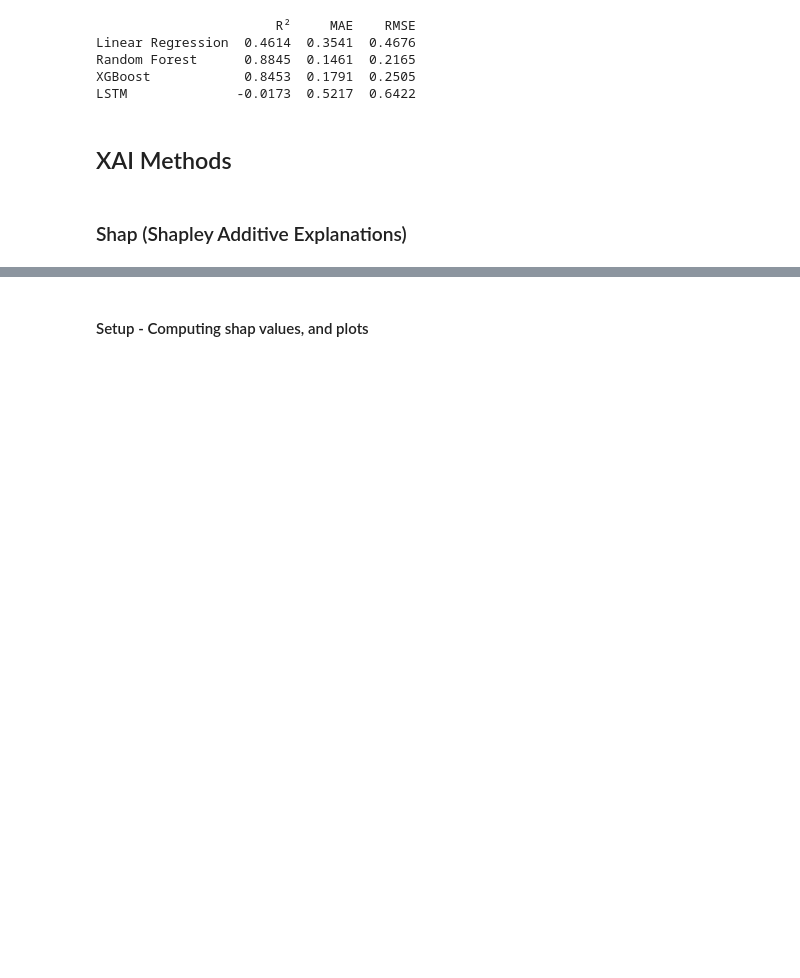
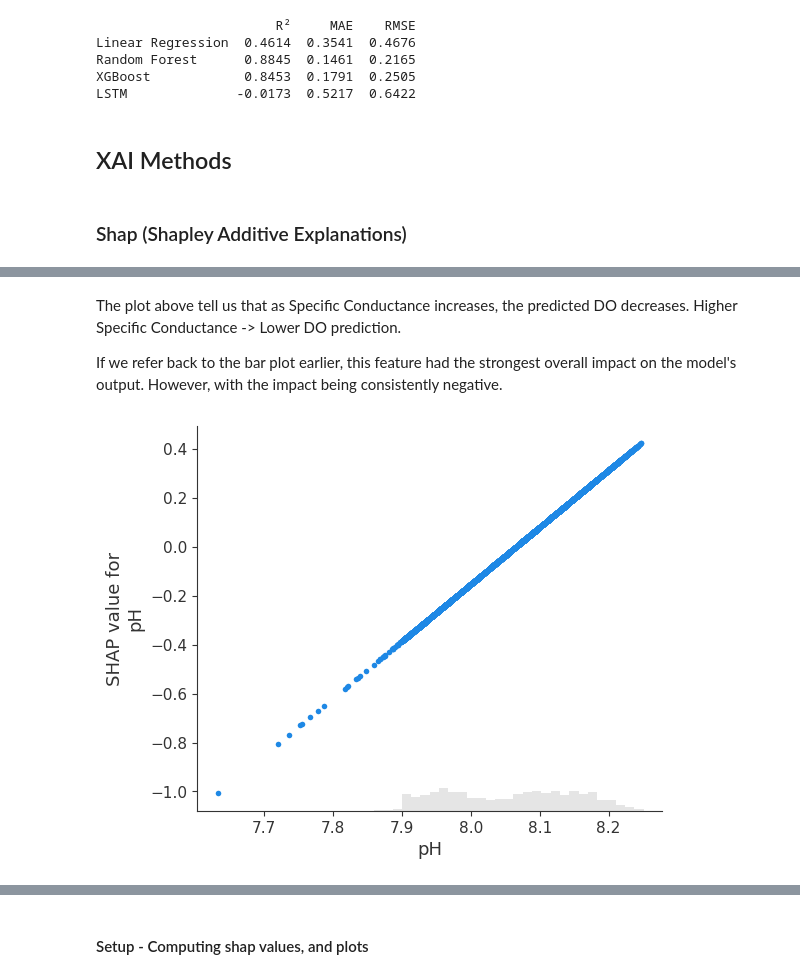
Before and after one commit to Deppi15/INFO381, a Jupyter notebook: notebooks/notebook.ipynb, the cells around one changed output, grey strips where cells are left out. Saved outputs shown, nothing was run; the diff lists cells and outputs as text; code cells hidden in the pictures; blank space fills up the shorter version.

```diff
--- a/notebooks/notebook.ipynb
+++ b/notebooks/notebook.ipynb
@@ -497,0 +543,9 @@ LSTM              -0.0173  0.5217  0.6422
+# %% [markdown]
+The plot above tell us that as Specific Conductance increases, the predicted DO decreases. Higher Specific Conductance -> Lower DO prediction.
+
+If we refer back to the bar plot earlier, this feature had the strongest overall impact on the model's output. However, with the impact being consistently negative.
+# %%
+#pH
+shap.plots.scatter(shap_values[:,'pH'])
+# %% [output]
+[figure, added]
```
Also changed, not shown: parts of 30 cells of this notebook.
